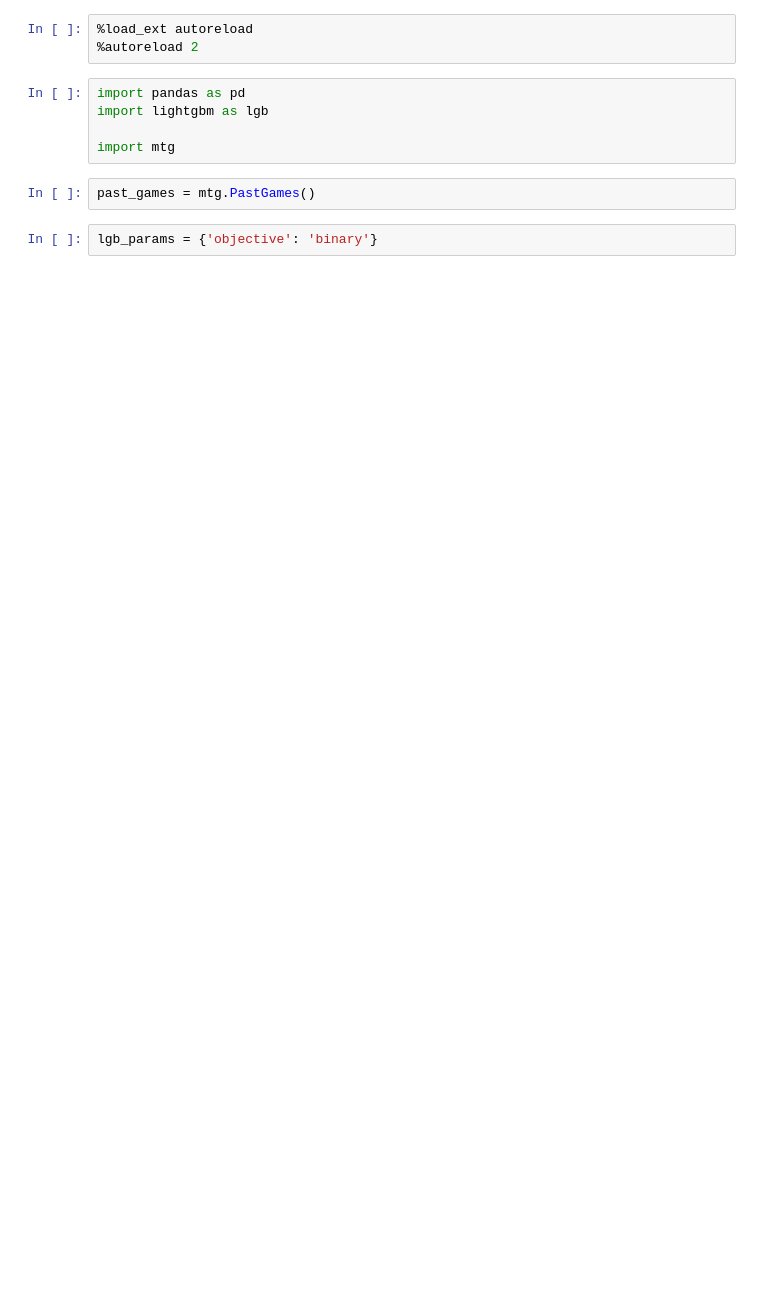
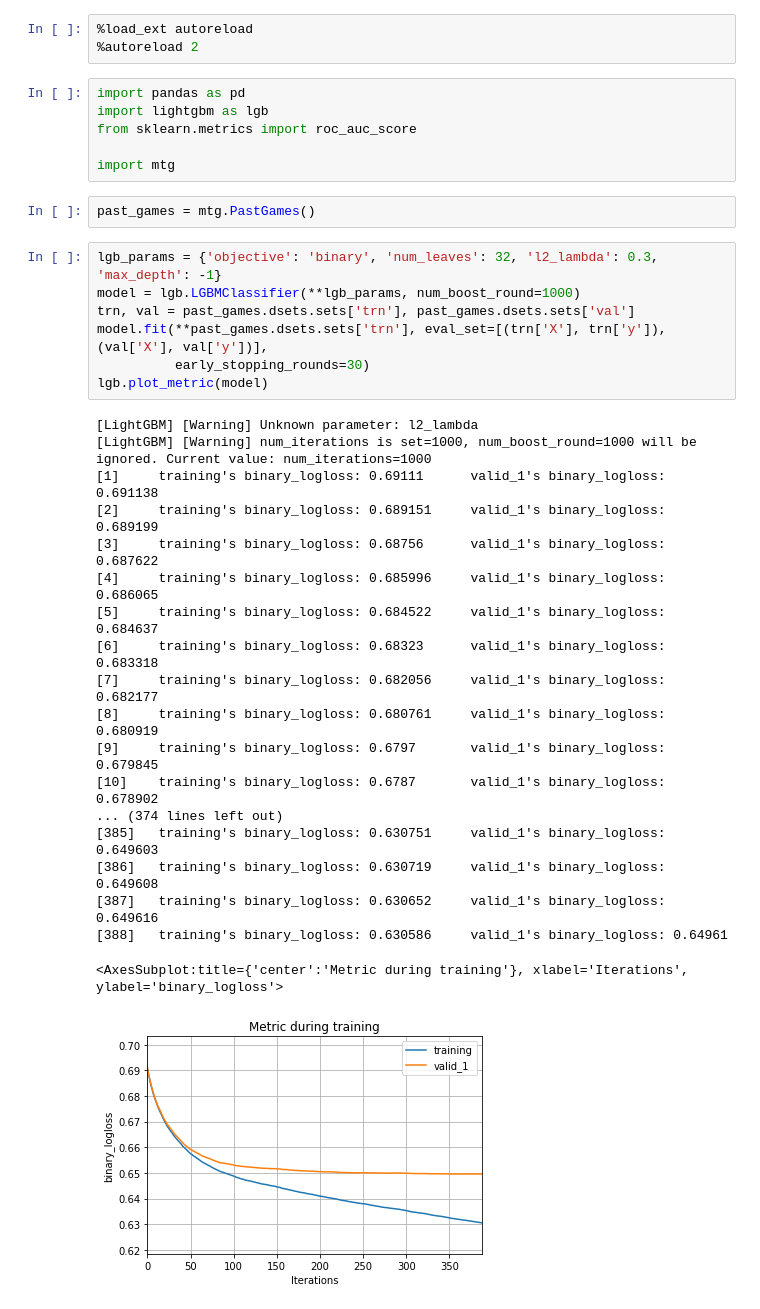
Before and after one commit to allswellthatsmaxwell/lesswrong_games, a Jupyter notebook: py/mtg.ipynb, the cells around one changed output. Cells and saved outputs as stored; diff of their text form; blank space fills up the shorter version.

```diff
--- a/py/mtg.ipynb
+++ b/py/mtg.ipynb
@@ -4,9 +4,35 @@
 # %%
 import pandas as pd
 import lightgbm as lgb
+from sklearn.metrics import roc_auc_score
 
 import mtg
 # %%
 past_games = mtg.PastGames()
 # %%
-lgb_params = {'objective': 'binary'}
+lgb_params = {'objective': 'binary', 'num_leaves': 32, 'l2_lambda': 0.3, 'max_depth': -1}
+model = lgb.LGBMClassifier(**lgb_params, num_boost_round=1000)
+trn, val = past_games.dsets.sets['trn'], past_games.dsets.sets['val']
+model.fit(**past_games.dsets.sets['trn'], eval_set=[(trn['X'], trn['y']), (val['X'], val['y'])],
+          early_stopping_rounds=30)
+lgb.plot_metric(model)
+# %% [output]
+[LightGBM] [Warning] Unknown parameter: l2_lambda
+[LightGBM] [Warning] num_iterations is set=1000, num_boost_round=1000 will be ignored. Current value: num_iterations=1000
+[1]     training's binary_logloss: 0.69111      valid_1's binary_logloss: 0.691138
+[2]     training's binary_logloss: 0.689151     valid_1's binary_logloss: 0.689199
+[3]     training's binary_logloss: 0.68756      valid_1's binary_logloss: 0.687622
+[4]     training's binary_logloss: 0.685996     valid_1's binary_logloss: 0.686065
+[5]     training's binary_logloss: 0.684522     valid_1's binary_logloss: 0.684637
+[6]     training's binary_logloss: 0.68323      valid_1's binary_logloss: 0.683318
+[7]     training's binary_logloss: 0.682056     valid_1's binary_logloss: 0.682177
+[8]     training's binary_logloss: 0.680761     valid_1's binary_logloss: 0.680919
+[9]     training's binary_logloss: 0.6797       valid_1's binary_logloss: 0.679845
+[10]    training's binary_logloss: 0.6787       valid_1's binary_logloss: 0.678902
+... (374 lines left out)
+[385]   training's binary_logloss: 0.630751     valid_1's binary_logloss: 0.649603
+[386]   training's binary_logloss: 0.630719     valid_1's binary_logloss: 0.649608
+[387]   training's binary_logloss: 0.630652     valid_1's binary_logloss: 0.649616
+[388]   training's binary_logloss: 0.630586     valid_1's binary_logloss: 0.64961
+<AxesSubplot:title={'center':'Metric during training'}, xlabel='Iterations', ylabel='binary_logloss'>
+[figure, added]
```
Also changed, not shown: parts of 3 cells of this notebook, 1 other file.
